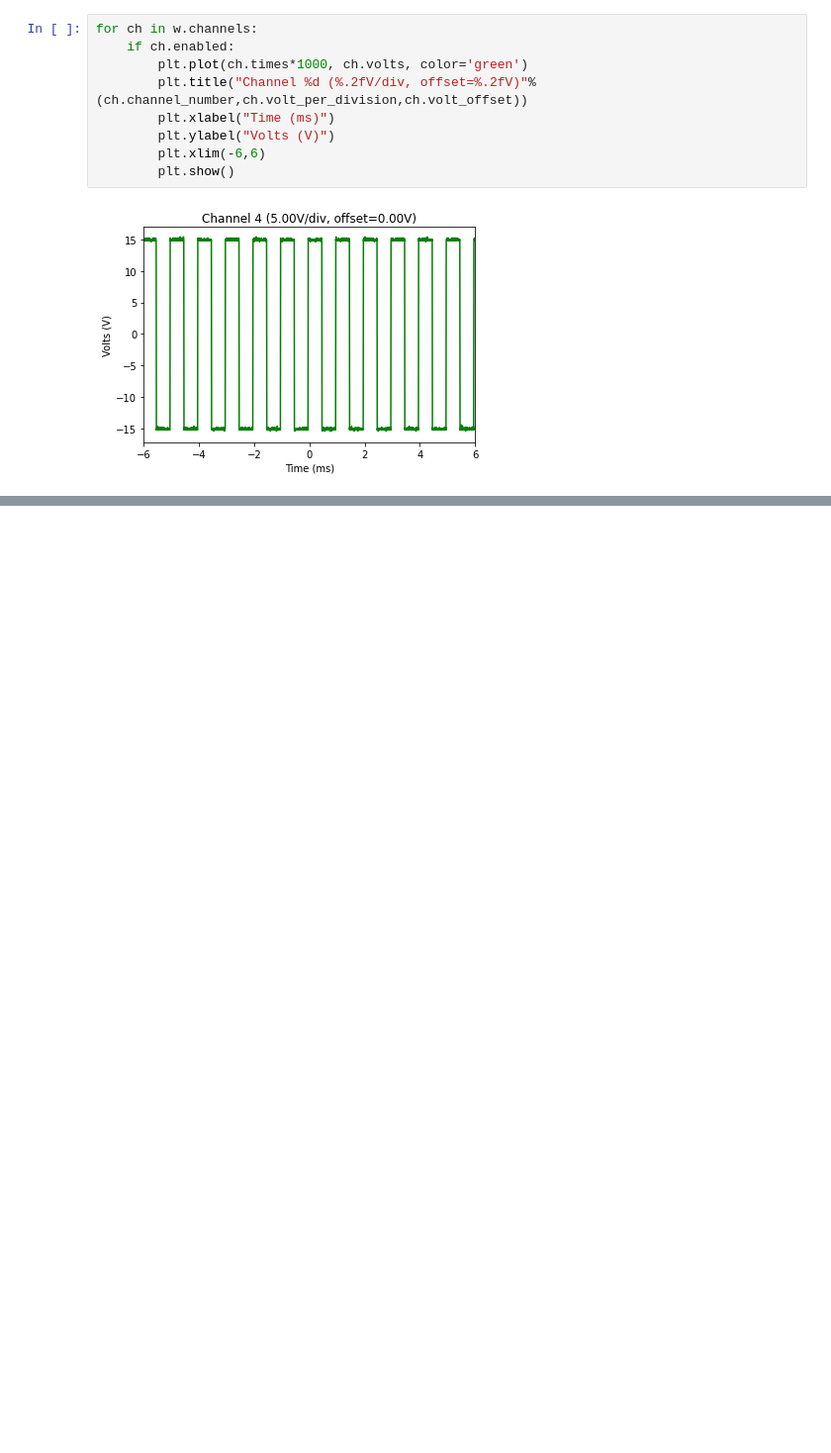
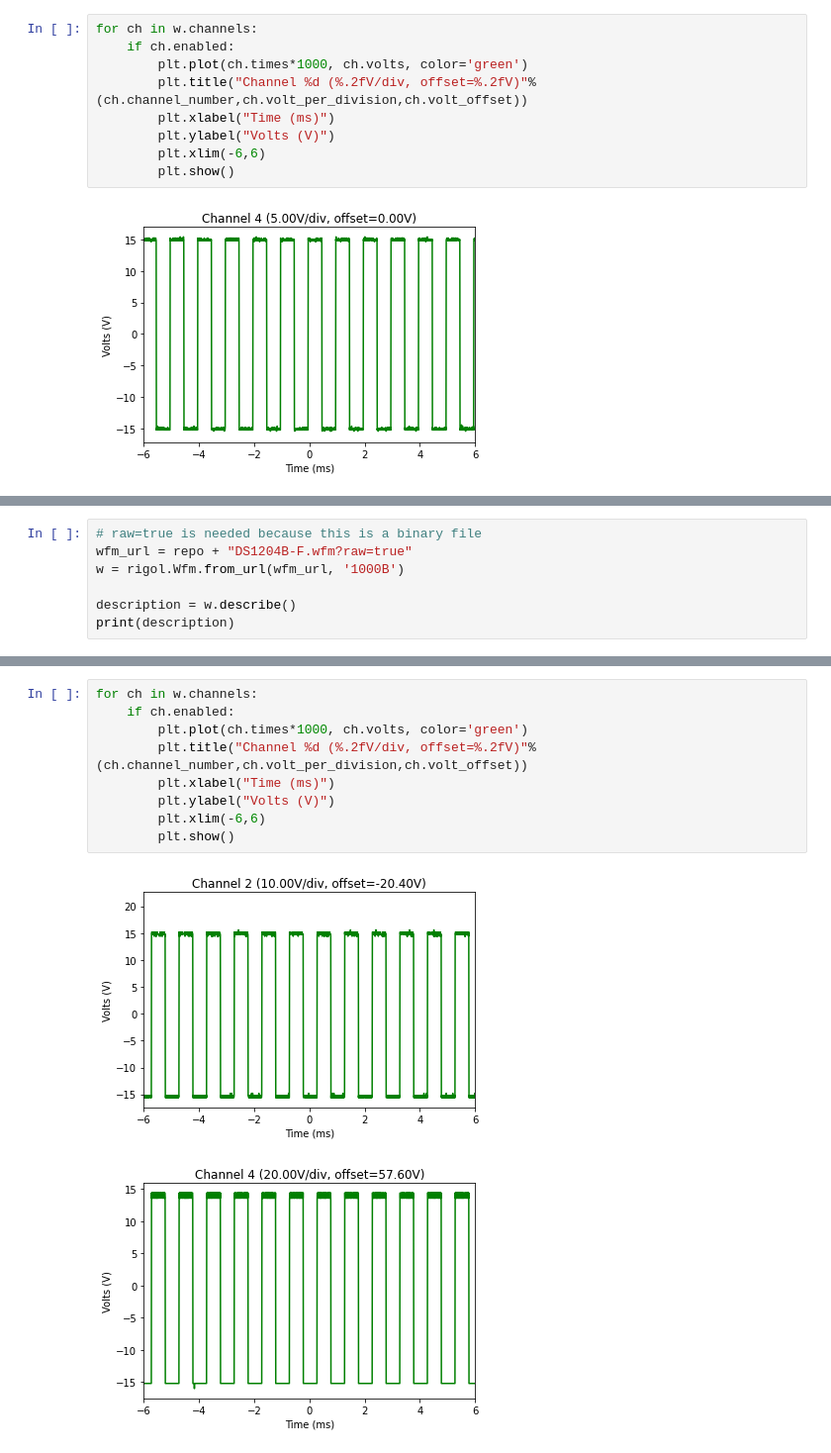
Before and after one commit to scottprahl/RigolWFM, a Jupyter notebook: docs/1-DS1000B-Waveforms.ipynb, the cells around one changed output, grey strips where cells are left out. Shown: that part at 99% size. Cells and saved outputs as stored; diff of their text form; blank space fills up the shorter version.

```diff
--- a/docs/1-DS1000B-Waveforms.ipynb
+++ b/docs/1-DS1000B-Waveforms.ipynb
@@ -306,0 +314,7 @@ for ch in w.channels:
+# %%
+# raw=true is needed because this is a binary file
+wfm_url = repo + "DS1204B-F.wfm?raw=true"
+w = rigol.Wfm.from_url(wfm_url, '1000B')
+
+description = w.describe()
+print(description)
@@ -306,0 +339,12 @@ for ch in w.channels:
+# %%
+for ch in w.channels:
+    if ch.enabled:
+        plt.plot(ch.times*1000, ch.volts, color='green')
+        plt.title("Channel %d (%.2fV/div, offset=%.2fV)"%(ch.channel_number,ch.volt_per_division,ch.volt_offset))
+        plt.xlabel("Time (ms)")
+        plt.ylabel("Volts (V)")
+        plt.xlim(-6,6)
+        plt.show()
+# %% [output]
+[figure, added]
+[figure, added]
```
Also changed, not shown: parts of 8 cells of this notebook, 3 other files.
